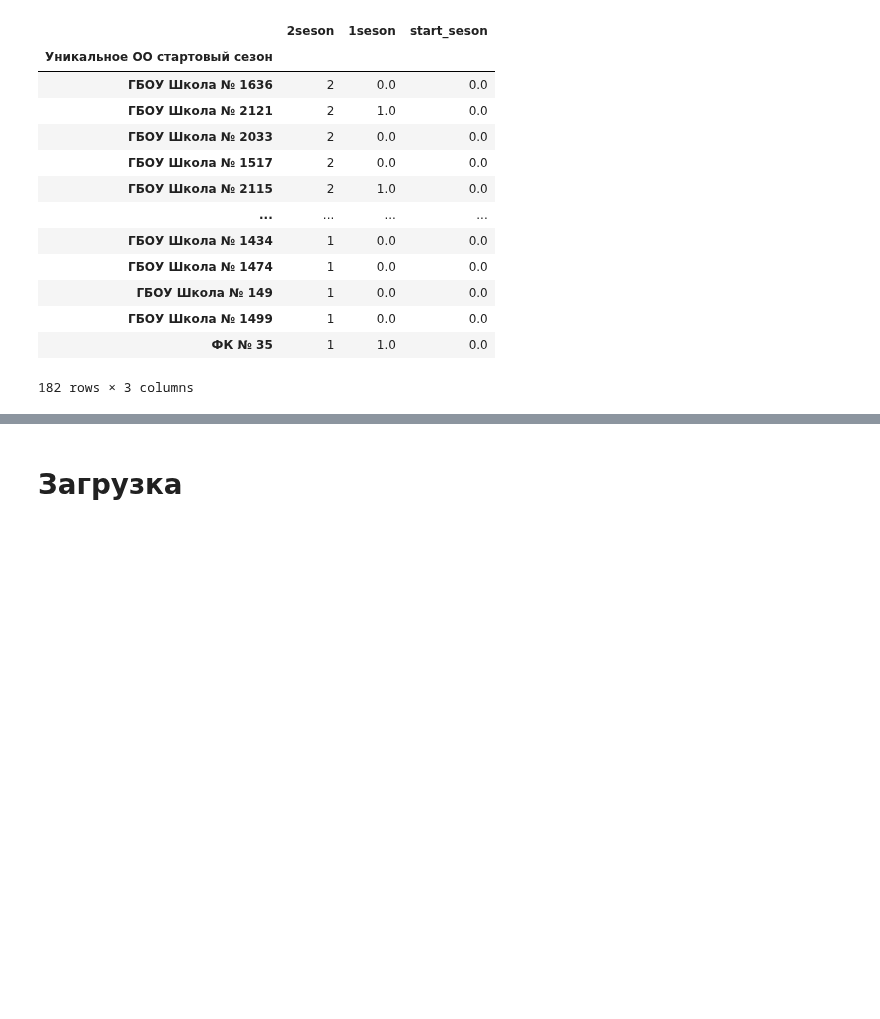
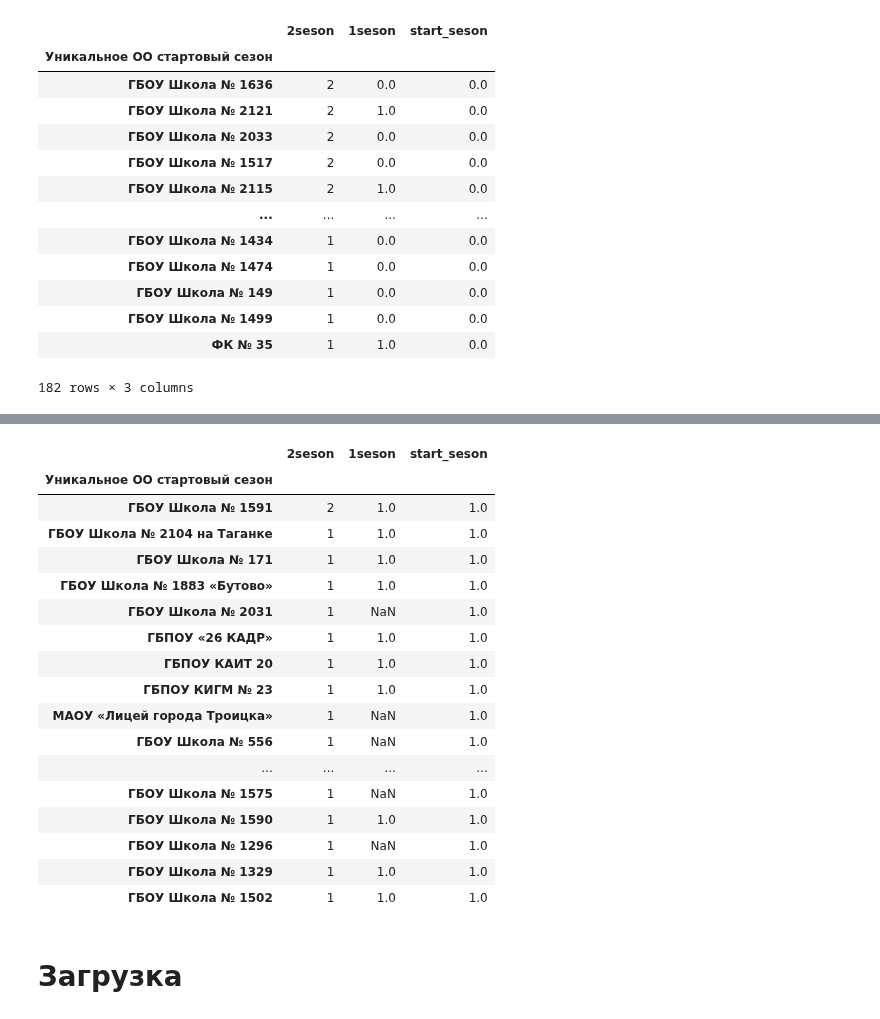
Before and after one commit to vn322/Sport-University, a Jupyter notebook: школы_кибер.ipynb, the cells around one changed output, grey strips where cells are left out. Saved outputs shown, nothing was run; the diff lists cells and outputs as text; code cells hidden in the pictures; blank space fills up the shorter version.

```diff
--- a/школы_кибер.ipynb
+++ b/школы_кибер.ipynb
@@ -362,3 +378,24 @@ s.to_excel("output.xlsx")
+# %%
+s[s['start_seson']==1]
+# %% [output]
+|  | 2seson | 1seson | start_seson |
+| Уникальное ОО стартовый сезон |  |  |  |
+| ГБОУ Школа № 1591 | 2 | 1.0 | 1.0 |
+| ГБОУ Школа № 2104 на Таганке | 1 | 1.0 | 1.0 |
+| ГБОУ Школа № 171 | 1 | 1.0 | 1.0 |
+| ГБОУ Школа № 1883 «Бутово» | 1 | 1.0 | 1.0 |
+| ГБОУ Школа № 2031 | 1 | NaN | 1.0 |
+| ГБПОУ «26 КАДР» | 1 | 1.0 | 1.0 |
+| ГБПОУ КАИТ 20 | 1 | 1.0 | 1.0 |
+| ГБПОУ КИГМ № 23 | 1 | 1.0 | 1.0 |
+| МАОУ «Лицей города Троицка» | 1 | NaN | 1.0 |
+| ГБОУ Школа № 556 | 1 | NaN | 1.0 |
+| ... | ... | ... | ... |
+| ГБОУ Школа № 1575 | 1 | NaN | 1.0 |
+| ГБОУ Школа № 1590 | 1 | 1.0 | 1.0 |
+| ГБОУ Школа № 1296 | 1 | NaN | 1.0 |
+| ГБОУ Школа № 1329 | 1 | 1.0 | 1.0 |
+| ГБОУ Школа № 1502 | 1 | 1.0 | 1.0 |
 # %% [markdown]
 # Загрузка
 # %%
```
Also changed, not shown: parts of 1 cell of this notebook.
